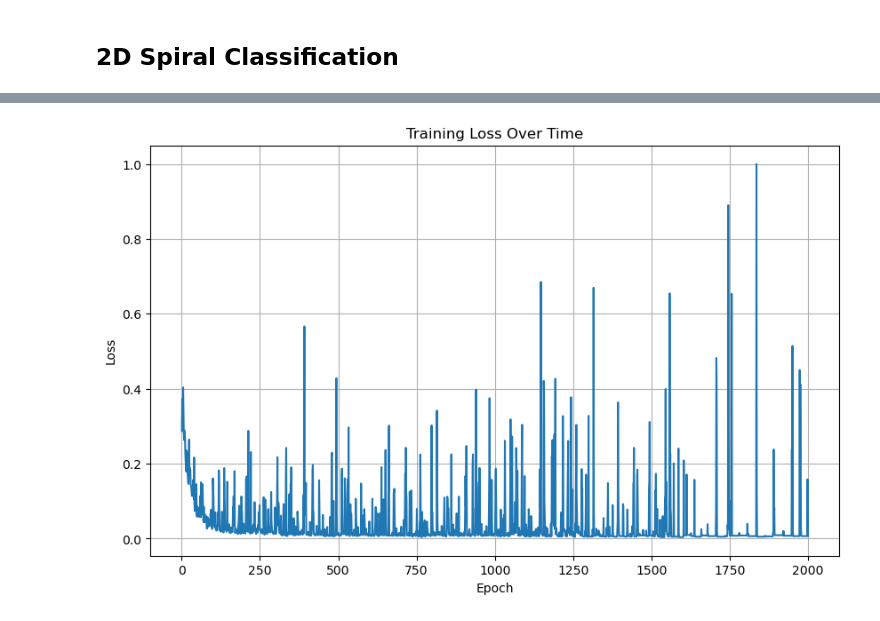
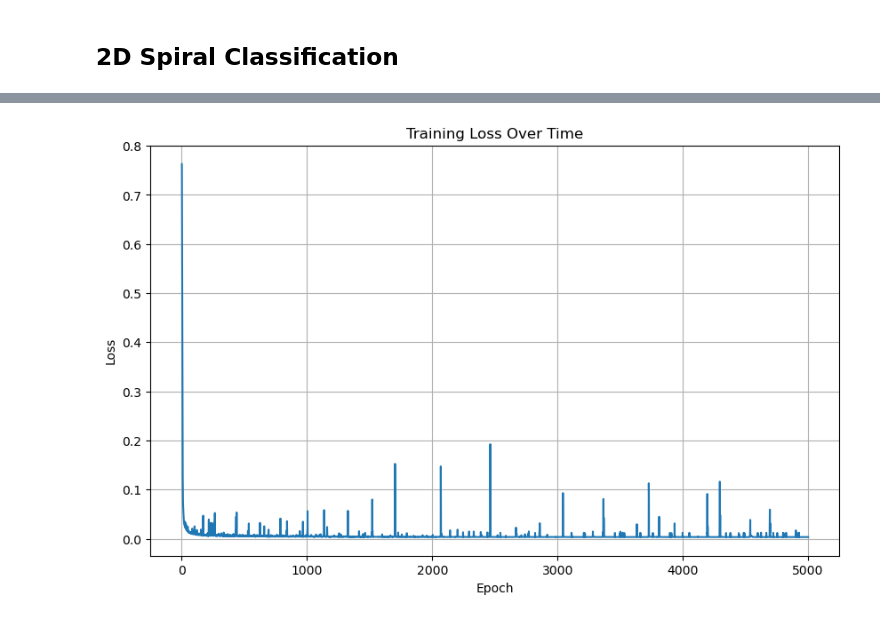
Before and after one commit to teknasd/scratch, a Jupyter notebook: demo_scratch_spiral.ipynb, the cells around one changed output, grey strips where cells are left out. Drawn from its saved outputs; the diff is of its cells as text; code cells hidden in the pictures.

```diff
--- a/demo_scratch_spiral.ipynb
+++ b/demo_scratch_spiral.ipynb
@@ -35,16 +35,18 @@ from scratch.nn.loss import Loss
 from scratch.nn.optim import Adam
 from scratch.trainer import Trainer
 from scratch.tensor import Tensor
+from scratch.dataloader import DataLoader
 
 model = Sequential(
-    Linear(2, 16),
+    Linear(2, 64),
     ReLU(),
-    Linear(16, 16),
+    Linear(64, 64),
     ReLU(),
-    Linear(16, 3),  # 3 output classes
-    # Softmax is NOT here! CrossEntropy will do softmax internally.
+    Linear(64, 64),
+    ReLU(),
+    Linear(64, 3)
 )
 
 
-opt = Adam(model.parameters(), lr=0.01)
+opt = Adam(model.parameters(), lr=0.001)  # Lower learning rate for better convergence
 loss = Loss.cross_entropy
@@ -56,0 +53,9 @@ for xi, yi in zip(X, y):
+# %%
+y_int = y.astype(int)
+
+data = DataLoader(
+    X,
+    y_int,   # shape (N,) - keep as 1D for cross_entropy loss
+    batch_size=32,
+    shuffle=True
+)
@@ -57,4 +66,4 @@ for xi, yi in zip(X, y):
 # %%
 trainer = Trainer(model, opt, loss)
-trainer.fit(dataloader, epochs=2000)
+trainer.fit(data, epochs=5000)
 # %% [output]
@@ -63,5 +72,5 @@ trainer.fit(dataloader, epochs=2000)
 # %%
 from scratch.utils import plot_history
-plot_history(trainer.history)
+plot_history(trainer.history[1:])
 # %% [output]
-[figure, old version]
+[figure, new version]
```
Also changed, not shown: parts of 5 cells of this notebook, 4 other files.
